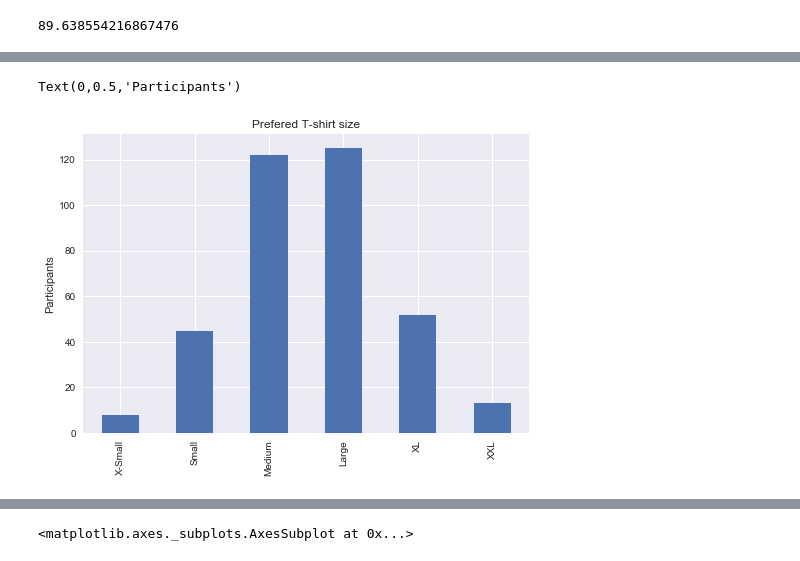
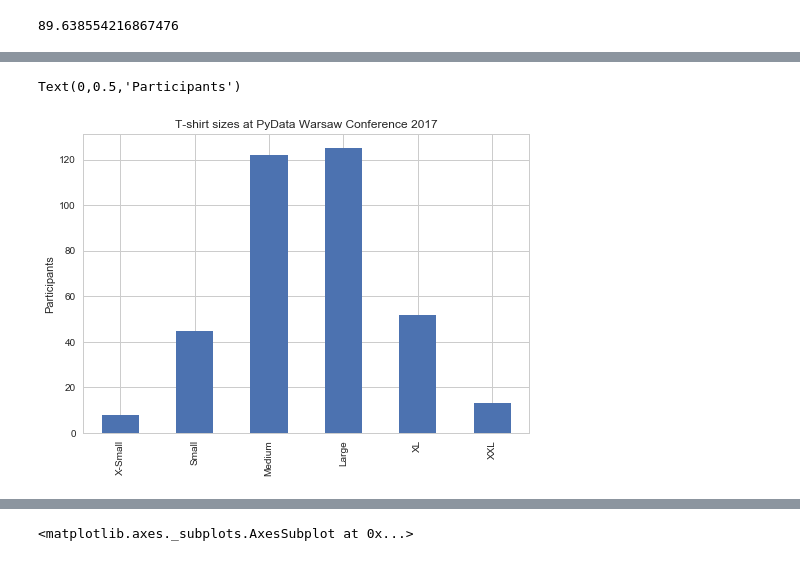
Before and after one commit to stared/random_data_explorations, a Jupyter notebook: 201711_pydatawaw/analysis.ipynb, the cells around one changed output, grey strips where cells are left out. Cells and saved outputs as stored; diff of their text form; code cells hidden in the pictures.

```diff
--- a/201711_pydatawaw/analysis.ipynb
+++ b/201711_pydatawaw/analysis.ipynb
@@ -3,3 +3,5 @@ import pandas as pd
 %matplotlib inline
 from matplotlib import pyplot as plt
 import seaborn as sns
+import datetime
+sns.set_style('whitegrid')
@@ -102,8 +132,8 @@ XL | XXL            1
 Name: What size?, dtype: int64
 # %%
 tshirts.loc[['X-Small', 'Small', 'Medium', 'Large', 'XL', 'XXL']].plot(kind='bar')
-plt.title("Prefered T-shirt size")
+plt.title("T-shirt sizes at PyData Warsaw Conference 2017")
 plt.ylabel("Participants")
 # %% [output]
 Text(0,0.5,'Participants')
-[figure, old version]
+[figure, new version]
```
Also changed, not shown: parts of 21 cells of this notebook.
